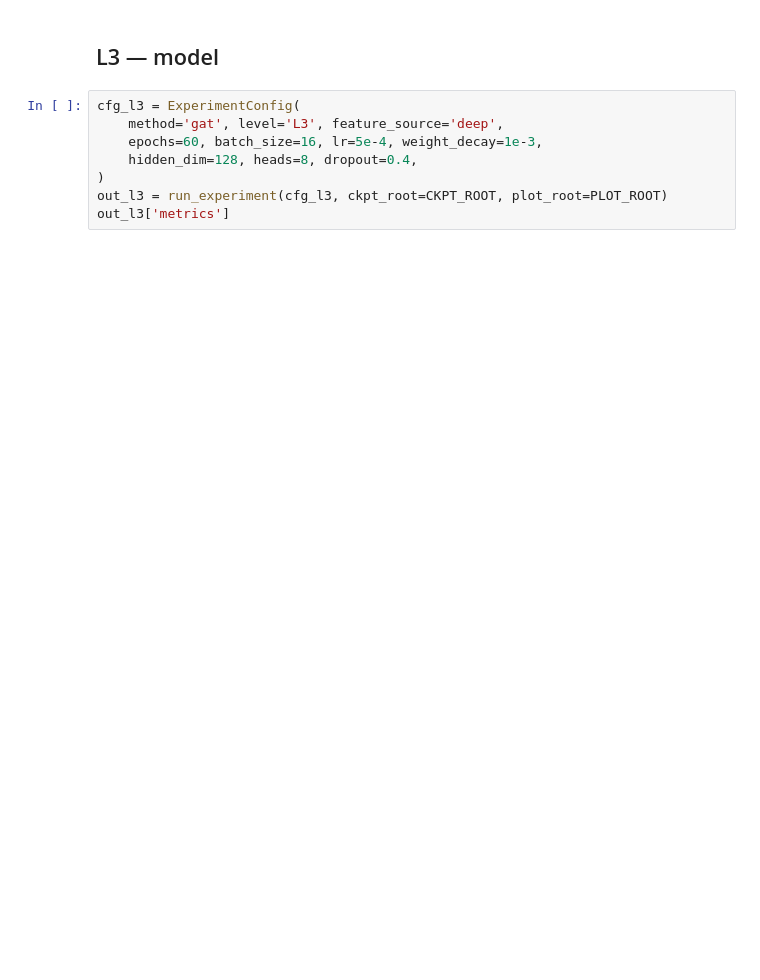
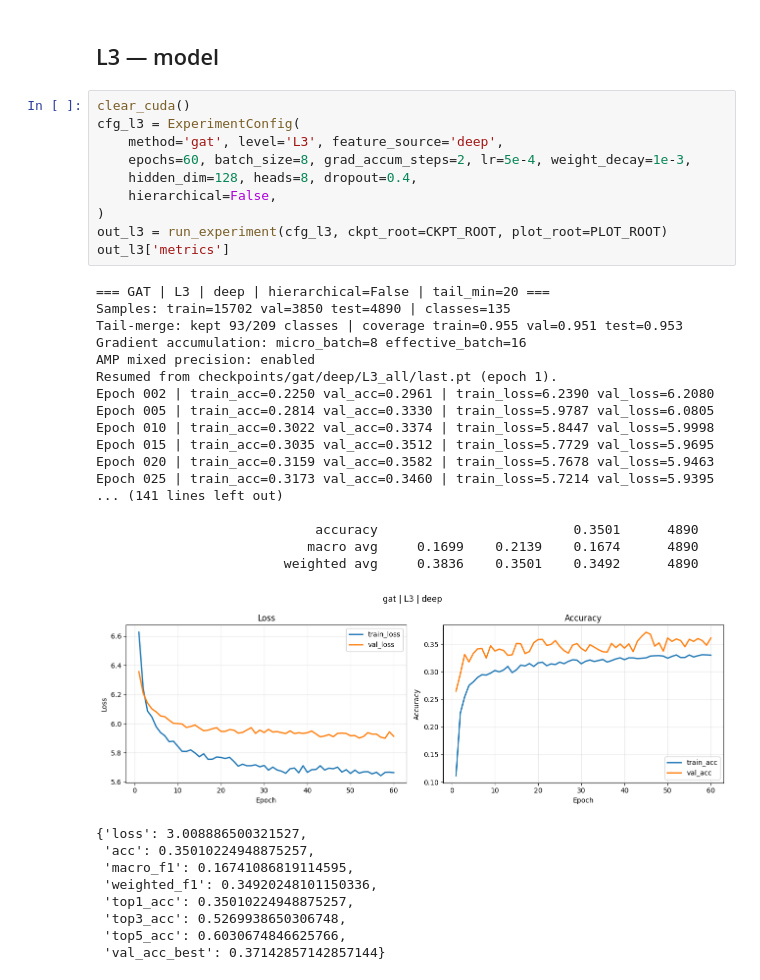
Before and after one commit to Anamikarajesh/FGVD, a Jupyter notebook: gat.ipynb, the cells around one changed output. Drawn from its saved outputs; the diff is of its cells as text; blank space fills up the shorter version.

```diff
--- a/gat.ipynb
+++ b/gat.ipynb
@@ -41,10 +107,39 @@ out_l2['metrics']
 # %% [markdown]
 ## L3 — model
 # %%
+clear_cuda()
 cfg_l3 = ExperimentConfig(
     method='gat', level='L3', feature_source='deep',
-    epochs=60, batch_size=16, lr=5e-4, weight_decay=1e-3,
+    epochs=60, batch_size=8, grad_accum_steps=2, lr=5e-4, weight_decay=1e-3,
     hidden_dim=128, heads=8, dropout=0.4,
+    hierarchical=False,
 )
 out_l3 = run_experiment(cfg_l3, ckpt_root=CKPT_ROOT, plot_root=PLOT_ROOT)
 out_l3['metrics']
+# %% [output]
+=== GAT | L3 | deep | hierarchical=False | tail_min=20 ===
+Samples: train=15702 val=3850 test=4890 | classes=135
+Tail-merge: kept 93/209 classes | coverage train=0.955 val=0.951 test=0.953
+Gradient accumulation: micro_batch=8 effective_batch=16
+AMP mixed precision: enabled
+Resumed from checkpoints/gat/deep/L3_all/last.pt (epoch 1).
+Epoch 002 | train_acc=0.2250 val_acc=0.2961 | train_loss=6.2390 val_loss=6.2080
+Epoch 005 | train_acc=0.2814 val_acc=0.3330 | train_loss=5.9787 val_loss=6.0805
+Epoch 010 | train_acc=0.3022 val_acc=0.3374 | train_loss=5.8447 val_loss=5.9998
+Epoch 015 | train_acc=0.3035 val_acc=0.3512 | train_loss=5.7729 val_loss=5.9695
+Epoch 020 | train_acc=0.3159 val_acc=0.3582 | train_loss=5.7678 val_loss=5.9463
+Epoch 025 | train_acc=0.3173 val_acc=0.3460 | train_loss=5.7214 val_loss=5.9395
+... (141 lines left out)
+
+                            accuracy                         0.3501      4890
+                           macro avg     0.1699    0.2139    0.1674      4890
+                        weighted avg     0.3836    0.3501    0.3492      4890
+[figure, added]
+{'loss': 3.008886500321527,
+ 'acc': 0.35010224948875257,
+ 'macro_f1': 0.16741086819114595,
+ 'weighted_f1': 0.34920248101150336,
+ 'top1_acc': 0.35010224948875257,
+ 'top3_acc': 0.5269938650306748,
+ 'top5_acc': 0.6030674846625766,
+ 'val_acc_best': 0.37142857142857144}
```
Also changed, not shown: parts of 4 cells of this notebook, 6 other files.
